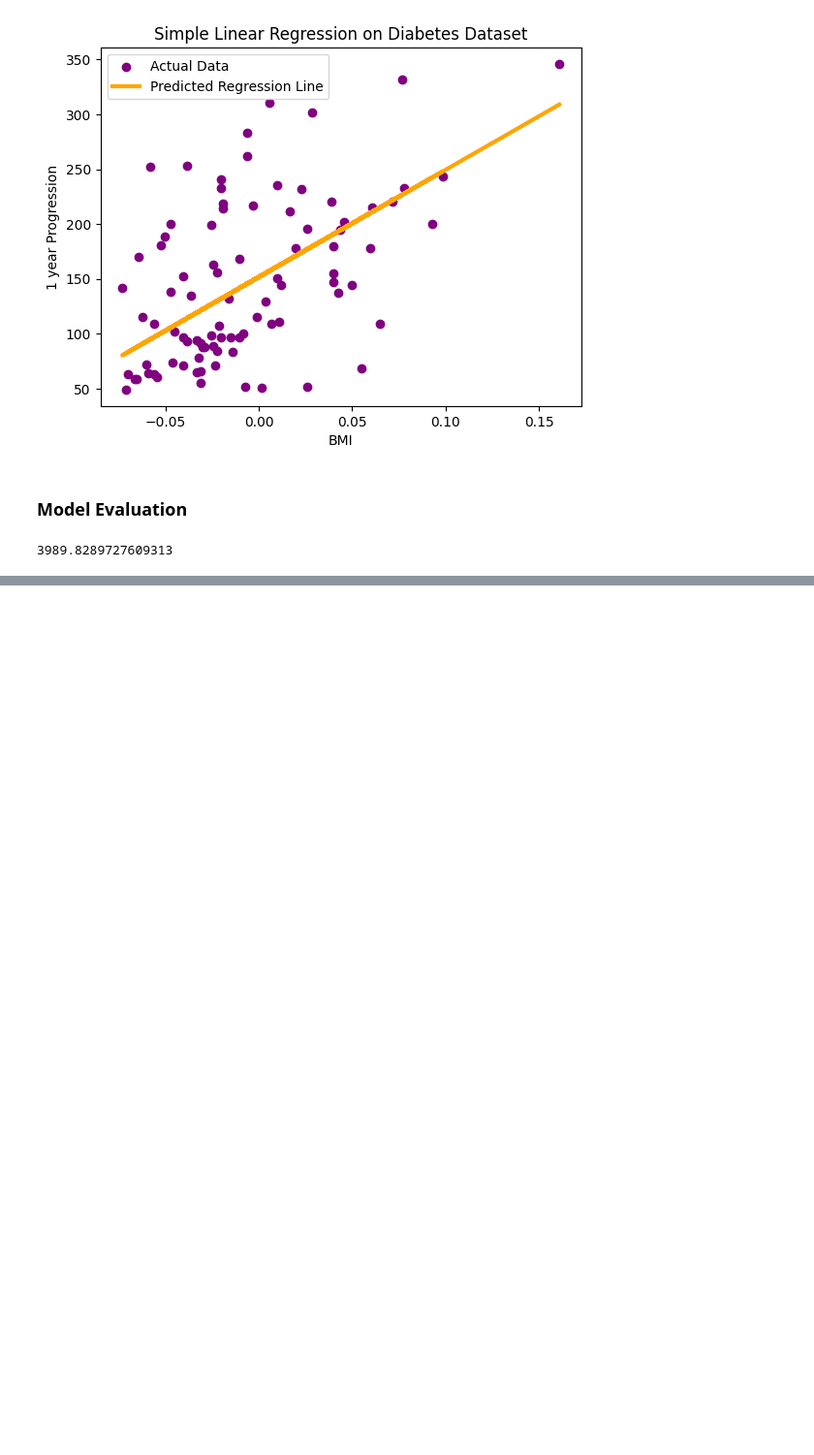
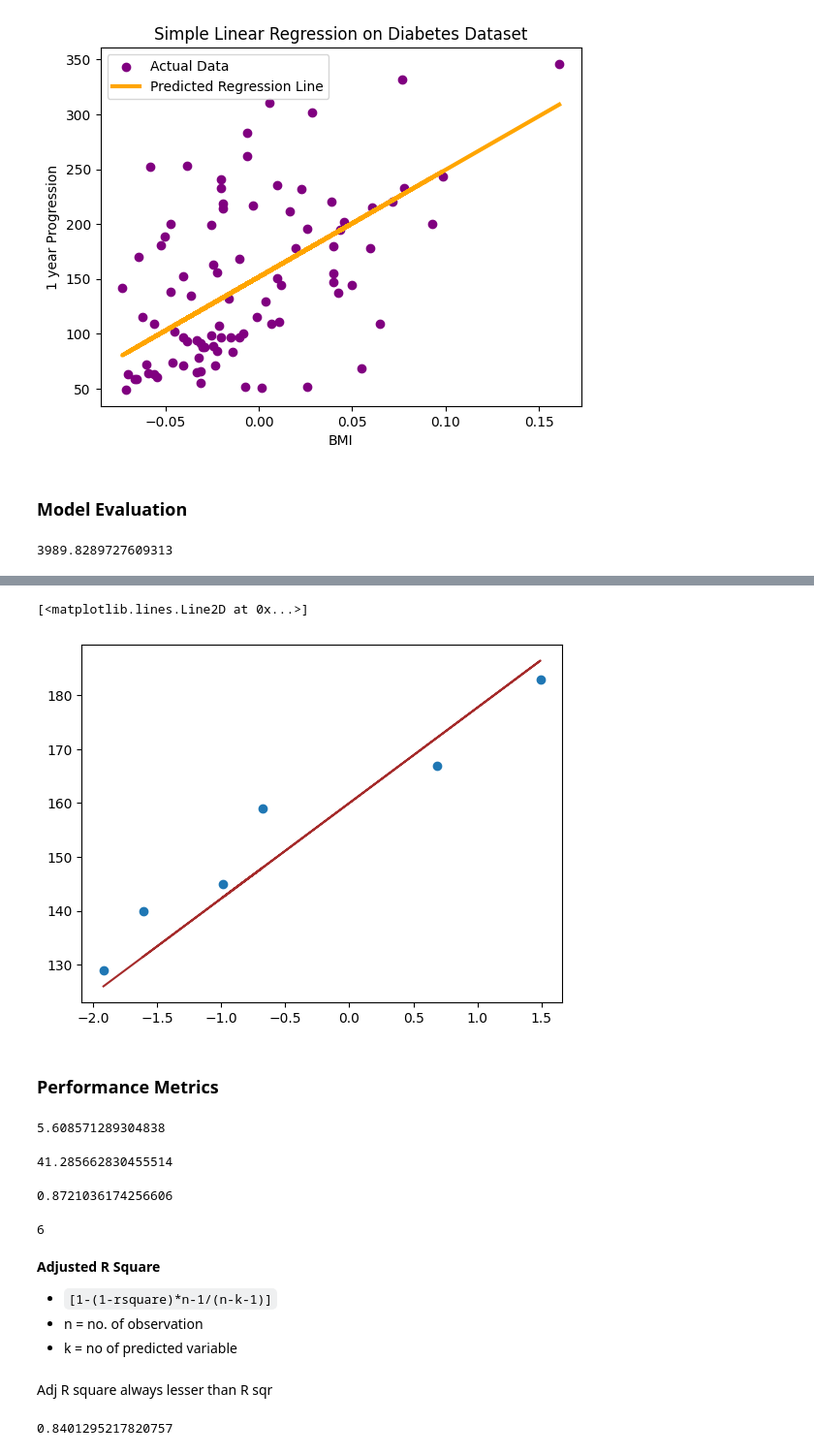
Before and after one commit to prA-G/Machine-Learning, a Jupyter notebook: Regression/2. SLR implemnetation.ipynb, the cells around one changed output, grey strips where cells are left out. Shown at 97% size. Saved outputs shown, nothing was run; the diff lists cells and outputs as text; code cells hidden in the pictures; blank space fills up the shorter version.

```diff
--- a/Regression/2. SLR implemnetation.ipynb
+++ b/Regression/2. SLR implemnetation.ipynb
@@ -287,0 +536,8 @@ mean_squared_error(y_test, y_pred)
+# %%
+plt.scatter(X_test, y_test)
+plt.plot(X_test, y_pred_test, color='brown')
+# %% [output]
+[<matplotlib.lines.Line2D at 0x...>]
+[figure, added]
+# %% [markdown]
+### Performance Metrics
@@ -287,0 +546,29 @@ mean_squared_error(y_test, y_pred)
+# %%
+mean_absolute_error(y_test, y_pred_test)
+# %% [output]
+5.608571289304838
+# %%
+mean_squared_error(y_test, y_pred_test)
+# %% [output]
+41.285662830455514
+# %%
+rsq = r2_score(y_test, y_pred_test)
+rsq
+# %% [output]
+0.8721036174256606
+# %%
+X_test.shape[0]
+# %% [output]
+6
+# %% [markdown]
+**Adjusted R Square**
+
+- `[1-(1-rsquare)*n-1/(n-k-1)]`
+- n = no. of observation
+- k = no of predicted variable
+# %% [markdown]
+Adj R square always lesser than R sqr
+# %%
+1-(1-rsq)*(len(y_test)-1)/(len(y_test)-X_test.shape[1]-1)
+# %% [output]
+0.8401295217820757
```
Also changed, not shown: parts of 55 cells of this notebook, 1 other file.
